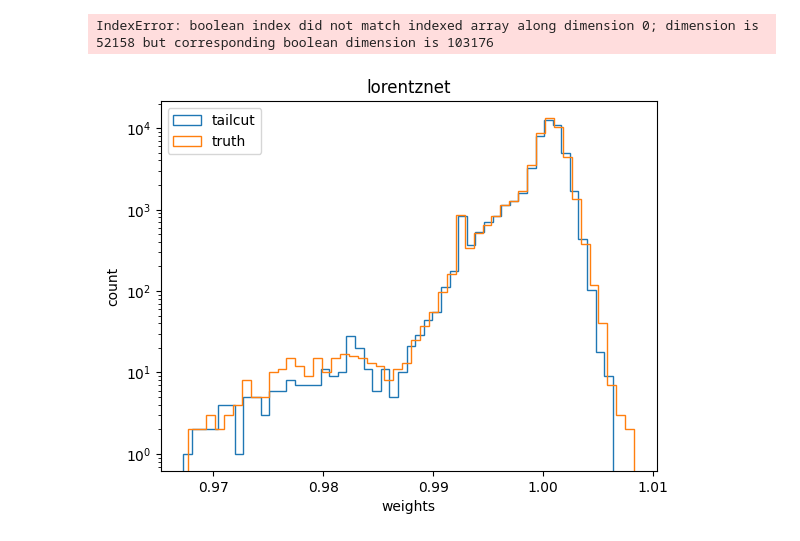
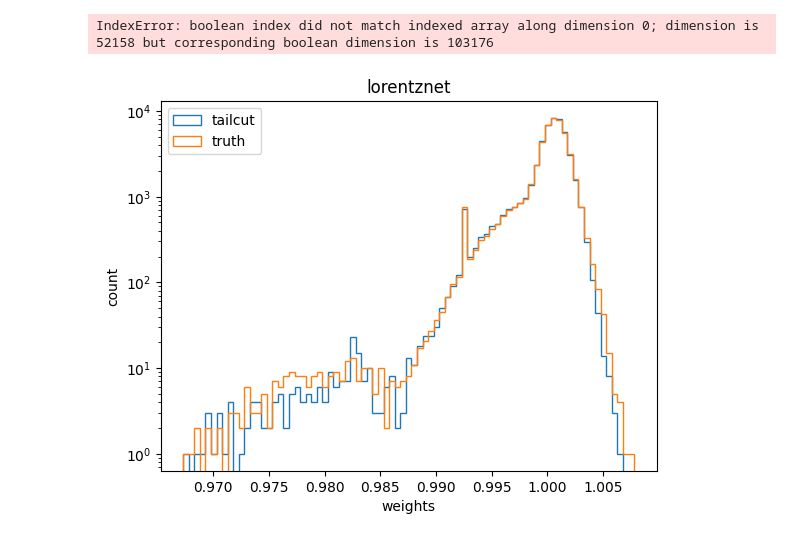
Before and after one commit to heidelberg-hepml/discriminator-metric, a Jupyter notebook: notebooks/plot_weights.ipynb, the cells around one changed output. Saved outputs shown, nothing was run; the diff lists cells and outputs as text; code cells hidden in the pictures.

Commit message:
Plot weights, use lorentznet test on one gpu

```diff
--- a/notebooks/plot_weights.ipynb
+++ b/notebooks/plot_weights.ipynb
@@ -18,7 +21,10 @@ tests =[ {'exp_name': 'trial_1_ln_jetnet30',
           'type': 'particlenet'},
            {'exp_name': 'test_cartesian_1',
             'best_epoch': 3,
-          'type': 'lorentznet'} ]
+          'type': 'lorentznet'} ,
+          {'exp_name': 'test_3_cartesian_particlenet',
+           'best_epoch': 'best_model_score',
+           'type': 'particlenet'}]
 # %%
 
 label = pd.read_hdf('data/jetnet30_data.h5', 'labels_valid')['labels'].values
@@ -49,23 +55,45 @@ for test in tests:
 [figure]
 IndexError: boolean index did not match indexed array along dimension 0; dimension is 52158 but corresponding boolean dimension is 103176
 # %%
-test = tests[-1]
+test_1 = [tests[-2],tests[-1]]
 
-exp_name = test['exp_name']
-best_epoch = test['best_epoch']
-score = np.load(f'output/{exp_name}/score_{best_epoch}.npy')
+for test in test_1:
+    exp_name = test['exp_name']
+    best_epoch = test['best_epoch']
+    if test['type']=='lorentznet':
+        score = np.load(f'output/{exp_name}/score_{best_epoch}.npy')
+        weights = score[:,2]/(1-score[:,2])
+        plt.hist(weights[label==0],
+                 bins=np.arange(min(weights), max(weights),0.0005),
+                 histtype='step', label='tailcut')
+        plt.hist(weights[label==1],
+                 bins=np.arange(min(weights), max(weights),0.0005),
+                 histtype='step', label='truth')
+      #  print(np.sum(label-score[:-2,0]))
 
-weights = score[:,2]/(1-score[:,2])
-plt.hist(weights[score[:,0]==0], bins=50,histtype='step', label='tailcut')
-plt.hist(weights[score[:,0]==1], bins=50,histtype='step', label='truth')
+    elif test['type']=='particlenet':
+        continue
+       # score = np.load(f'output/{exp_name}/best_model_score.npy')[:,0]
+       # weights = score/(1-score)
+       # plt.hist(weights[label==0], bins=np.arange(min(weights), max(weights),0.001),
+       #          histtype='step', label='tailcut')
+       # plt.hist(weights[label==1], bins=np.arange(min(weights), max(weights),0.001),
+        #         histtype='step', label='truth')
 
-plt.xlabel('weights')
-plt.ylabel('count')
-plt.yscale('log')
-plt.legend(loc='upper left')
-#plt.xscale('log')
-#plt.xlim(0.1,10)
-plt.title(test['type'])
-plt.show()
+
+
+
+
+    plt.xlabel('weights')
+    plt.ylabel('count')
+    plt.yscale('log')
+    if test['type']=='lorentznet':
+        plt.legend(loc='upper left')
+    else:
+        plt.legend()
+    #plt.xscale('log')
+    #plt.xlim(0.,1.4)
+    plt.title(test['type'])
+    plt.show()
 # %% [output]
-[figure, old version]
+[figure, new version]
```
Also changed, not shown: parts of 5 cells of this notebook, 6 other files.
